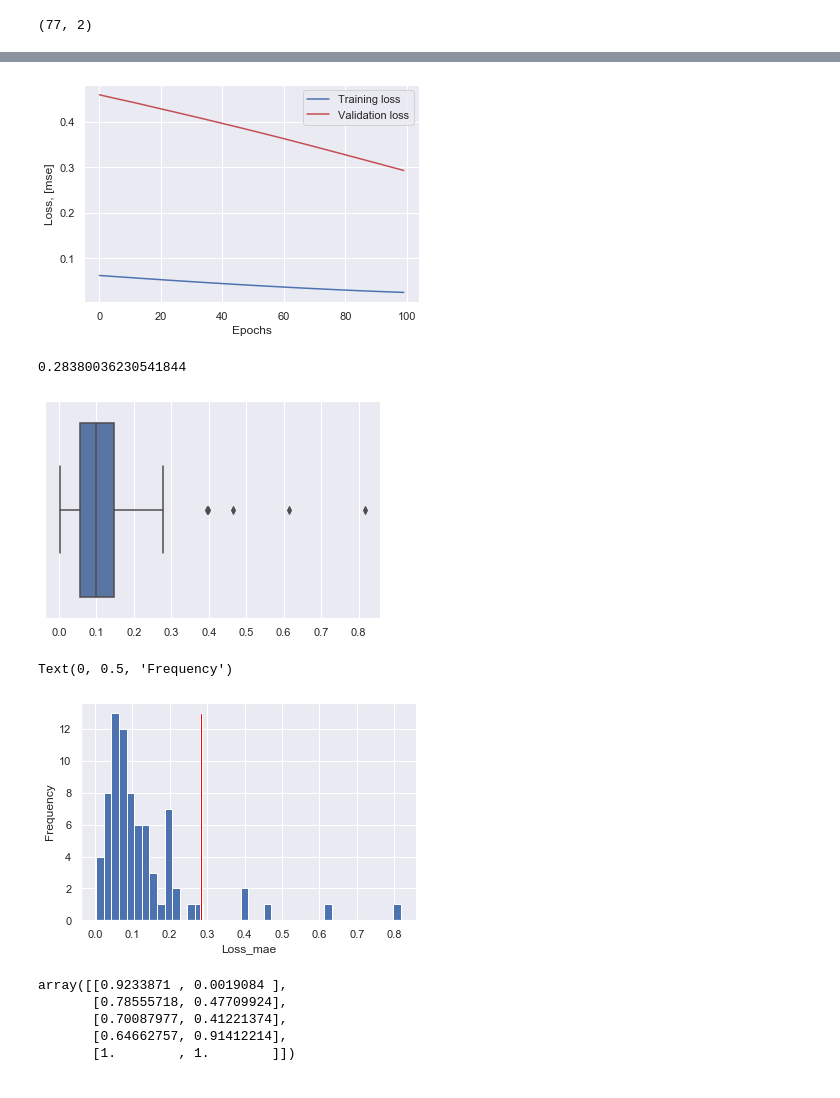
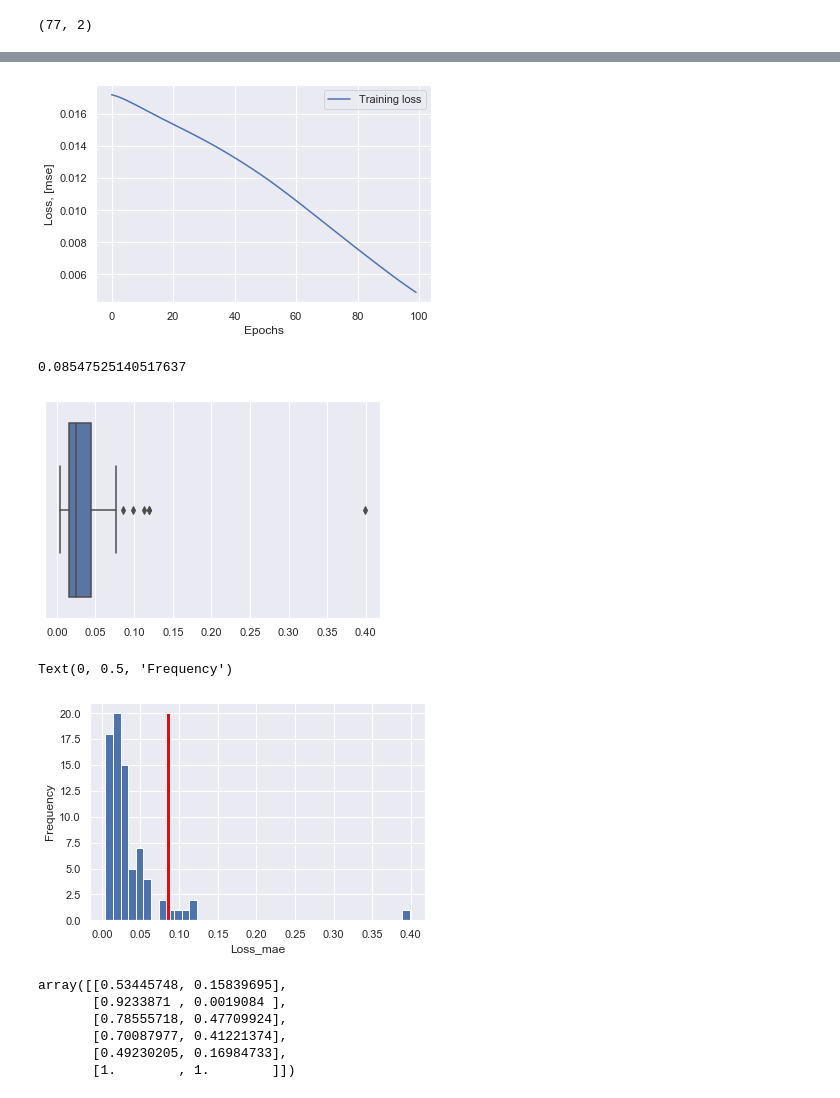
Before and after one commit to Sean-Ker/Outlier-Detector, a Jupyter notebook: outlier_detector_boston_autoencoder.ipynb, the cells around one changed output, grey strips where cells are left out. Cells and saved outputs as stored; diff of their text form; code cells hidden in the pictures.

```diff
--- a/outlier_detector_boston_autoencoder.ipynb
+++ b/outlier_detector_boston_autoencoder.ipynb
@@ -158,24 +158,24 @@ x_train.shape
 # %%
 # Train model for 100 epochs, batch size of 10:
 EPOCHS=100
-BATCH_SIZE=100
+BATCH_SIZE=128
 act_func = 'relu'
 
 # Input layer:
 model=Sequential()
 # First hidden layer, connected to input vector X.
-model.add(Dense(10,activation=act_func,
+model.add(Dense(16,activation=act_func,
                 kernel_initializer='glorot_uniform',
                 kernel_regularizer=regularizers.l2(0.0),
-                input_shape=(x_train.shape[1],)))
+                input_shape=(x_train.shape[1:])))
 
 model.add(Dense(2,activation=act_func,
                 kernel_initializer='glorot_uniform'))
 
-model.add(Dense(10,activation=act_func,
+model.add(Dense(16,activation=act_func,
                 kernel_initializer='glorot_uniform'))
 
-model.add(Dense(x_train.shape[1],
-                kernel_initializer='glorot_uniform'))
+model.add(Dense(x_train.shape[1], kernel_initializer='glorot_uniform'))
 
 model.compile(loss='mse',optimizer='adam')
+model.summary()
@@ -183,6 +200,6 @@ model.compile(loss='mse',optimizer='adam')
 history=model.fit(x_train,x_train,
                   batch_size=BATCH_SIZE,
                   epochs=EPOCHS,
-                  validation_split=0.05)
+                  validation_split=0.0)
                 #   metrics=['mae','rmse'])
 # %% [output]
@@ -206,20 +223,19 @@ Epoch 100/100
 # %%
-plt.plot(history.history['loss'],
-         'b',
-         label='Training loss')
-plt.plot(history.history['val_loss'],
-         'r',
-         label='Validation loss')
-plt.legend(loc='upper right')
+plt.plot(history.history['loss'],'b', label='Training loss')
+# plt.plot(history.history['val_loss'], 'r', label='Validation loss')
+plt.legend()
 plt.xlabel('Epochs')
 plt.ylabel('Loss, [mse]')
 plt.show()
 # %% [output]
-[figure, old version]
+[figure, new version]
 # %%
+# Run the data set once again
 X_pred = model.predict(x_train)
+# Calculate the mean squered error for each feature
 mae = np.mean(np.abs(X_pred-x_train), axis = 1)
 
+# Calculate the threshold for an outlier
 IQR = stats.iqr(mae)
 Q3 = np.quantile(mae,0.75)
 threshold = Q3 + 1.5 * IQR
@@ -229,8 +245,8 @@ threshold = Q3 + 1.5 * IQR
 sns.boxplot(mae)
 threshold
 # %% [output]
-0.28380036230541844
+0.08547525140517637
-[figure, old version]
+[figure, new version]
 # %%
 plt.figure()
 plt.hist(mae,bins=40)
@@ -240,14 +256,15 @@ plt.ylabel('Frequency')
 # plt.xlim([0.0,.5])
 # %% [output]
 Text(0, 0.5, 'Frequency')
-[figure, old version]
+[figure, new version]
 # %%
 x_train[mae>threshold]
 # %% [output]
-array([[0.9233871 , 0.0019084 ],
+array([[0.53445748, 0.15839695],
+       [0.9233871 , 0.0019084 ],
        [0.78555718, 0.47709924],
        [0.70087977, 0.41221374],
-       [0.64662757, 0.91412214],
+       [0.49230205, 0.16984733],
        [1.        , 1.        ]])
 # %%
 # Visualize outliers results
```
Also changed, not shown: parts of 3 cells of this notebook, 11 other files.
